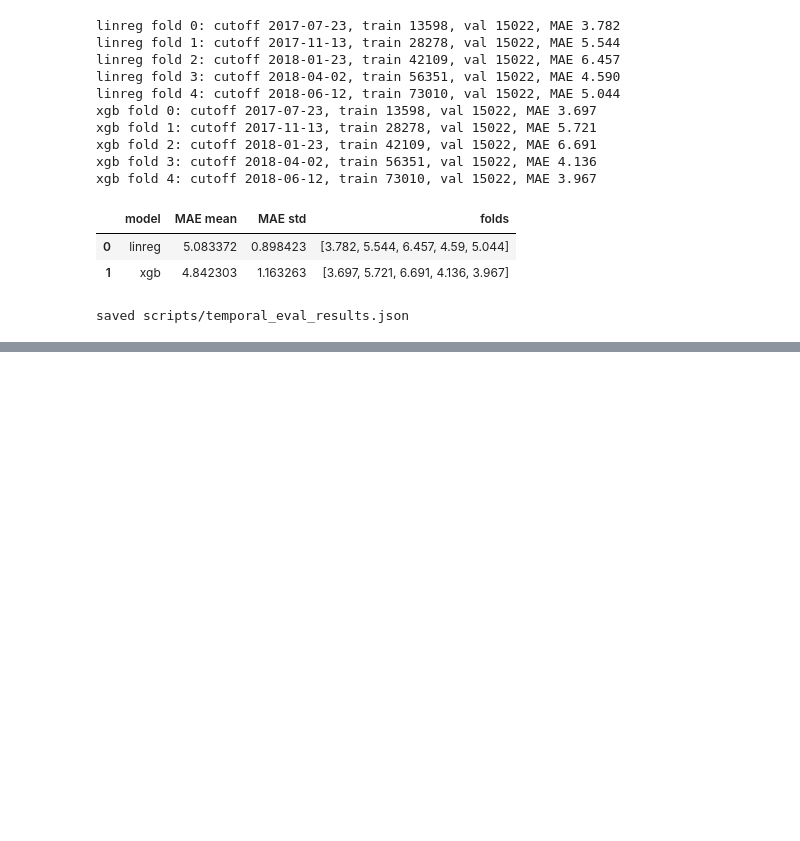
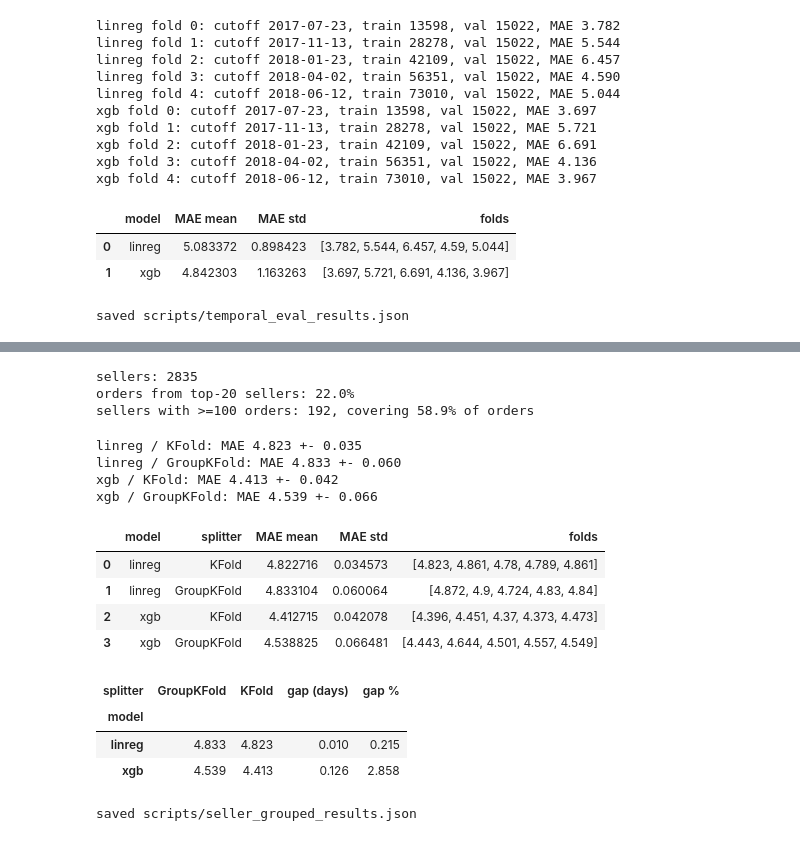
Before and after one commit to alemezio/Ecommerce_Brazil_project, a Jupyter notebook: Part3_Temporal_Evaluation.ipynb, the cells around one changed output, grey strips where cells are left out. Drawn from its saved outputs; the diff is of its cells as text; code cells hidden in the pictures; blank space fills up the shorter version.

Commit message:
Part3: seller-grouped evaluation (GroupKFold on seller_id) executed

```diff
--- a/Part3_Temporal_Evaluation.ipynb
+++ b/Part3_Temporal_Evaluation.ipynb
@@ -323,0 +335,62 @@ saved scripts/temporal_eval_results.json
+# %%
+# Seller concentration: why grouping could matter
+sellers = df_final['seller_id']
+vc = sellers.value_counts()
+print(f"sellers: {vc.size}")
+print(f"orders from top-20 sellers: {100 * vc.head(20).sum() / len(df_final):.1f}%")
+print(f"sellers with >=100 orders: {(vc >= 100).sum()}, covering {100 * vc[vc >= 100].sum() / len(df_final):.1f}% of orders")
+# %% [output]
+sellers: 2835
+orders from top-20 sellers: 22.0%
+sellers with >=100 orders: 192, covering 58.9% of orders
+# %%
+from sklearn.model_selection import KFold, GroupKFold
+
+grouped_rows = []
+for name in ['linreg', 'xgb']:
+    for splitter_name, splits in [
+        ('KFold', KFold(n_splits=5, shuffle=True, random_state=888).split(X)),
+        ('GroupKFold', GroupKFold(n_splits=5).split(X, groups=sellers)),
+    ]:
+        fold_maes = []
+        for tr_idx, va_idx in splits:
+            pipe = make_model(name)
+            pipe.fit(X.iloc[tr_idx], y['days_to_delivered'].iloc[tr_idx])
+            fold_maes.append(mean_absolute_error(y['days_to_delivered'].iloc[va_idx],
+                                                 pipe.predict(X.iloc[va_idx])))
+        grouped_rows.append({'model': name, 'splitter': splitter_name,
+                             'MAE mean': np.mean(fold_maes), 'MAE std': np.std(fold_maes),
+                             'folds': np.round(fold_maes, 3)})
+        print(f"{name} / {splitter_name}: MAE {np.mean(fold_maes):.3f} +- {np.std(fold_maes):.3f}")
+
+grouped = pd.DataFrame(grouped_rows)
+grouped
+# %% [output]
+linreg / KFold: MAE 4.823 +- 0.035
+linreg / GroupKFold: MAE 4.833 +- 0.060
+xgb / KFold: MAE 4.413 +- 0.042
+xgb / GroupKFold: MAE 4.539 +- 0.066
+|  | model | splitter | MAE mean | MAE std | folds |
+| 0 | linreg | KFold | 4.822716 | 0.034573 | [4.823, 4.861, 4.78, 4.789, 4.861] |
+| 1 | linreg | GroupKFold | 4.833104 | 0.060064 | [4.872, 4.9, 4.724, 4.83, 4.84] |
+| 2 | xgb | KFold | 4.412715 | 0.042078 | [4.396, 4.451, 4.37, 4.373, 4.473] |
+| 3 | xgb | GroupKFold | 4.538825 | 0.066481 | [4.443, 4.644, 4.501, 4.557, 4.549] |
+# %%
+# The seller-memorization component: grouped minus plain, per model
+pv = grouped.pivot(index='model', columns='splitter', values='MAE mean')
+pv['gap (days)'] = pv['GroupKFold'] - pv['KFold']
+pv['gap %'] = 100 * pv['gap (days)'] / pv['KFold']
+pv.round(3)
+# %% [output]
+| splitter | GroupKFold | KFold | gap (days) | gap % |
+| model |  |  |  |  |
+| linreg | 4.833 | 4.823 | 0.010 | 0.215 |
+| xgb | 4.539 | 4.413 | 0.126 | 2.858 |
+# %%
+# Persist for the README
+with open('scripts/seller_grouped_results.json', 'w') as f:
+    json.dump([{k: (v.tolist() if hasattr(v, 'tolist') else v) for k, v in r.items()}
+               for r in grouped_rows], f, indent=2, default=str)
+print('saved scripts/seller_grouped_results.json')
+# %% [output]
+saved scripts/seller_grouped_results.json
```
Also changed, not shown: parts of 3 cells of this notebook, 2 other files.
